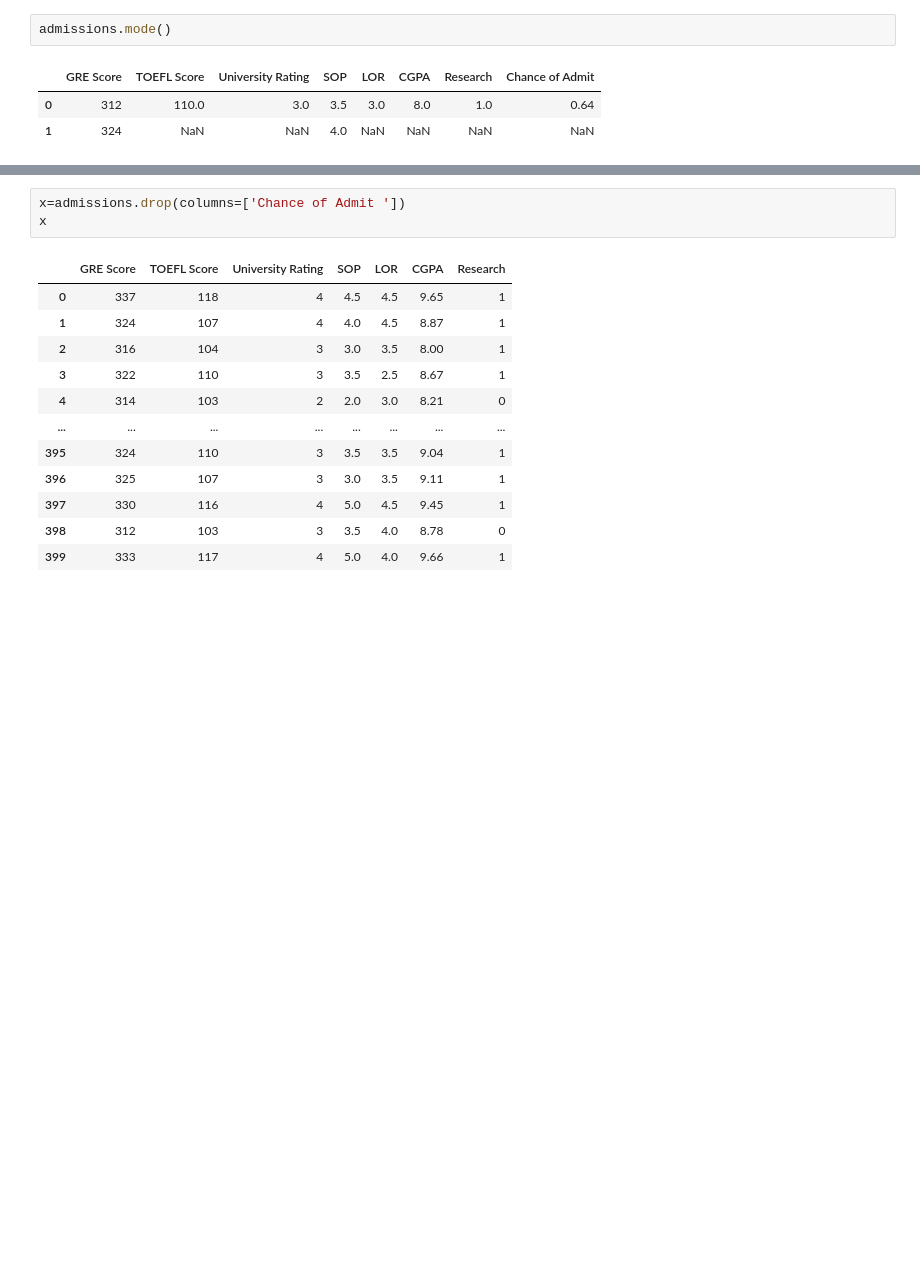
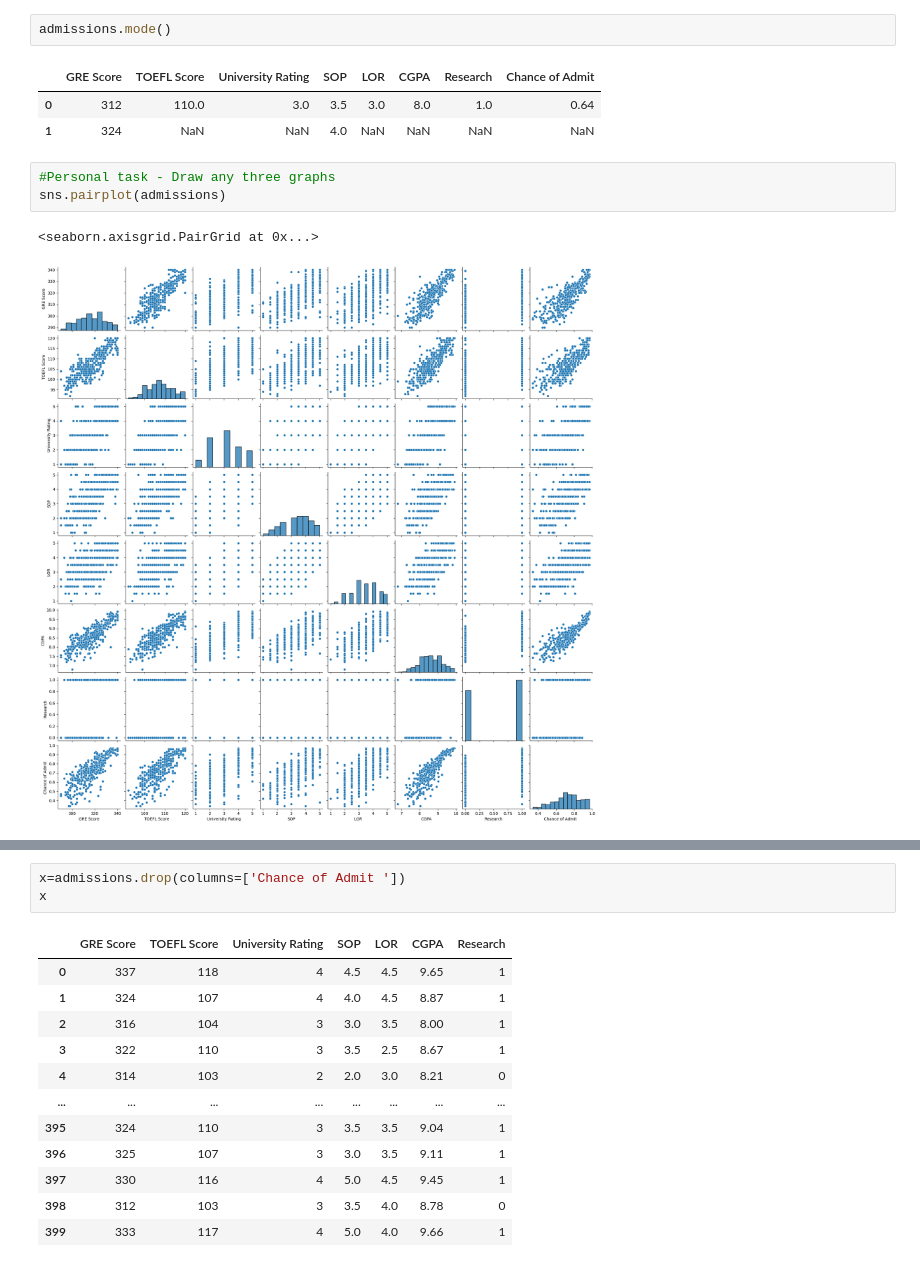
Before and after one commit to Neevs1/ML-practicals, a Jupyter notebook: Assignment 3/Assignment3.ipynb, the cells around one changed output, grey strips where cells are left out. Drawn from its saved outputs; the diff is of its cells as text; blank space fills up the shorter version.

```diff
--- a/Assignment 3/Assignment3.ipynb
+++ b/Assignment 3/Assignment3.ipynb
@@ -89,3 +91,9 @@ admissions.mode()
 |  | GRE Score | TOEFL Score | University Rating | SOP | LOR | CGPA | Research | Chance of Admit |
 | 0 | 312 | 110.0 | 3.0 | 3.5 | 3.0 | 8.0 | 1.0 | 0.64 |
 | 1 | 324 | NaN | NaN | 4.0 | NaN | NaN | NaN | NaN |
+# %%
+#Personal task - Draw any three graphs
+sns.pairplot(admissions)
+# %% [output]
+<seaborn.axisgrid.PairGrid at 0x...>
+[figure, added]
```
Also changed, not shown: parts of 12 cells of this notebook.
